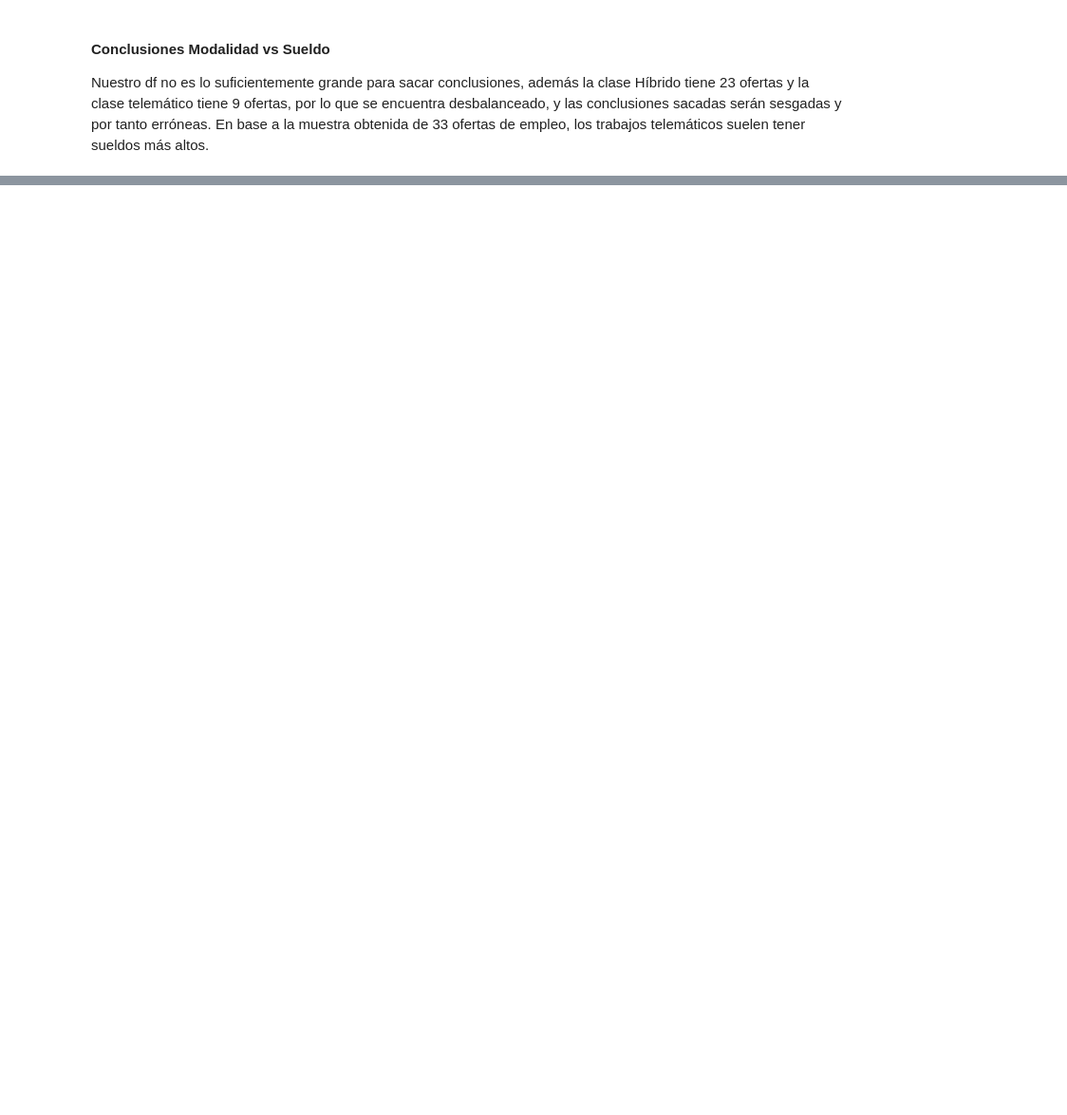
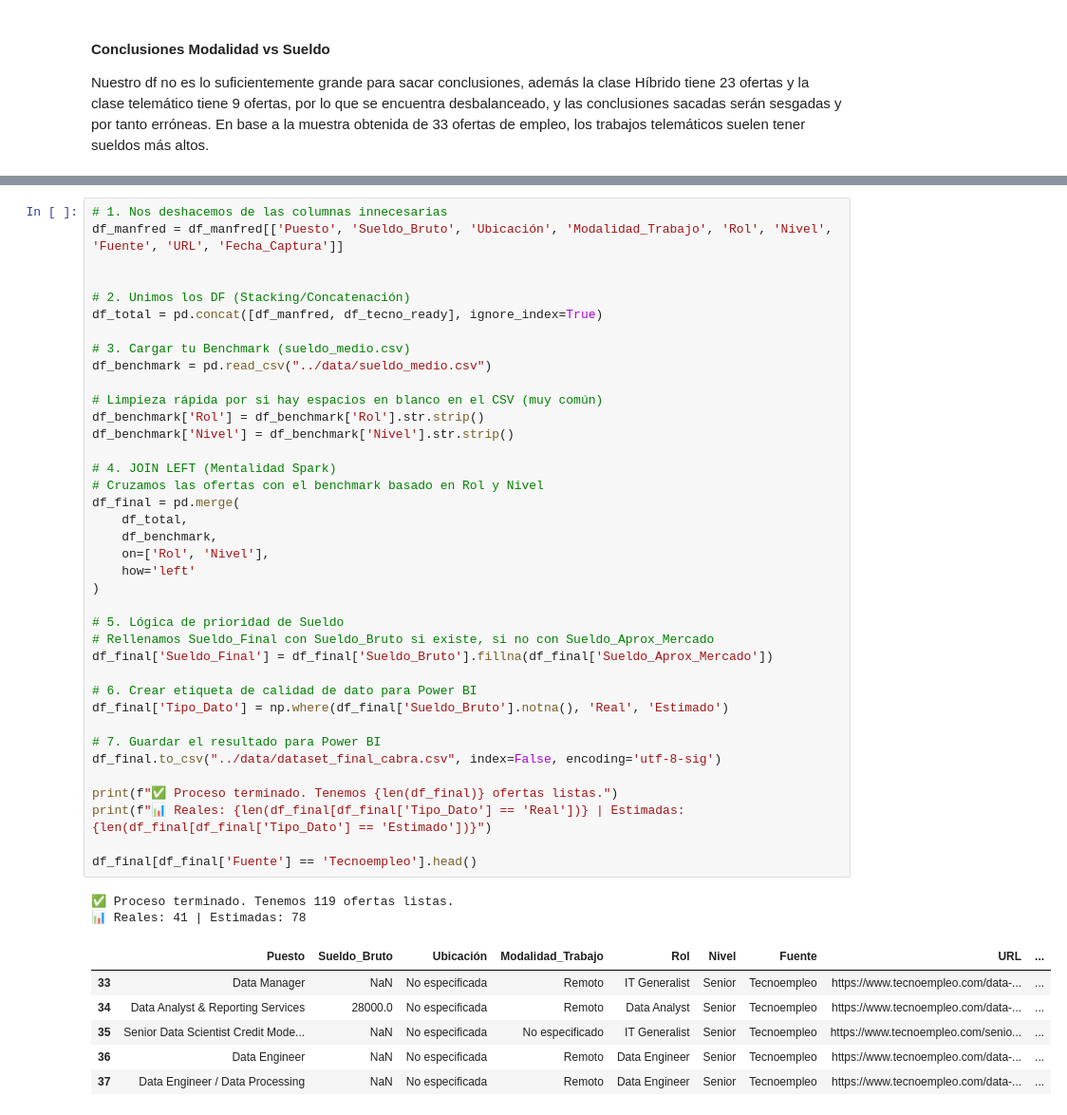
Before and after one commit to Ramuelsito/Project-BI-jobs, a Jupyter notebook: src/analisis_manfred.ipynb, the cells around one changed output, grey strips where cells are left out. Shown at 95% size. Cells and saved outputs as stored; diff of their text form; blank space fills up the shorter version.

```diff
--- a/src/analisis_manfred.ipynb
+++ b/src/analisis_manfred.ipynb
@@ -166,0 +293,47 @@ Nuestro df no es lo suficientemente grande para sacar conclusiones, además la c
+# %%
+# 1. Nos deshacemos de las columnas innecesarias
+df_manfred = df_manfred[['Puesto', 'Sueldo_Bruto', 'Ubicación', 'Modalidad_Trabajo', 'Rol', 'Nivel', 'Fuente', 'URL', 'Fecha_Captura']]
+
+
+# 2. Unimos los DF (Stacking/Concatenación)
+df_total = pd.concat([df_manfred, df_tecno_ready], ignore_index=True)
+
+# 3. Cargar tu Benchmark (sueldo_medio.csv)
+df_benchmark = pd.read_csv("../data/sueldo_medio.csv")
+
+# Limpieza rápida por si hay espacios en blanco en el CSV (muy común)
+df_benchmark['Rol'] = df_benchmark['Rol'].str.strip()
+df_benchmark['Nivel'] = df_benchmark['Nivel'].str.strip()
+
+# 4. JOIN LEFT (Mentalidad Spark)
+# Cruzamos las ofertas con el benchmark basado en Rol y Nivel
+df_final = pd.merge(
+    df_total,
+    df_benchmark,
+    on=['Rol', 'Nivel'],
+    how='left'
+)
+
+# 5. Lógica de prioridad de Sueldo
+# Rellenamos Sueldo_Final con Sueldo_Bruto si existe, si no con Sueldo_Aprox_Mercado
+df_final['Sueldo_Final'] = df_final['Sueldo_Bruto'].fillna(df_final['Sueldo_Aprox_Mercado'])
+
+# 6. Crear etiqueta de calidad de dato para Power BI
+df_final['Tipo_Dato'] = np.where(df_final['Sueldo_Bruto'].notna(), 'Real', 'Estimado')
+
+# 7. Guardar el resultado para Power BI
+df_final.to_csv("../data/dataset_final_cabra.csv", index=False, encoding='utf-8-sig')
+
+print(f"✅ Proceso terminado. Tenemos {len(df_final)} ofertas listas.")
+print(f"📊 Reales: {len(df_final[df_final['Tipo_Dato'] == 'Real'])} | Estimadas: {len(df_final[df_final['Tipo_Dato'] == 'Estimado'])}")
+
+df_final[df_final['Fuente'] == 'Tecnoempleo'].head()
+# %% [output]
+✅ Proceso terminado. Tenemos 119 ofertas listas.
+📊 Reales: 41 | Estimadas: 78
+|  | Puesto | Sueldo_Bruto | Ubicación | Modalidad_Trabajo | Rol | Nivel | Fuente | URL | ... |
+| 33 | Data Manager | NaN | No especificada | Remoto | IT Generalist | Senior | Tecnoempleo | https://www.tecnoempleo.com/data-... | ... |
+| 34 | Data Analyst & Reporting Services | 28000.0 | No especificada | Remoto | Data Analyst | Senior | Tecnoempleo | https://www.tecnoempleo.com/data-... | ... |
+| 35 | Senior Data Scientist Credit Mode... | NaN | No especificada | No especificado | IT Generalist | Senior | Tecnoempleo | https://www.tecnoempleo.com/senio... | ... |
+| 36 | Data Engineer | NaN | No especificada | Remoto | Data Engineer | Senior | Tecnoempleo | https://www.tecnoempleo.com/data-... | ... |
+| 37 | Data Engineer / Data Processing | NaN | No especificada | Remoto | Data Engineer | Senior | Tecnoempleo | https://www.tecnoempleo.com/data-... | ... |
```
Also changed, not shown: parts of 9 cells of this notebook, 5 other files.
